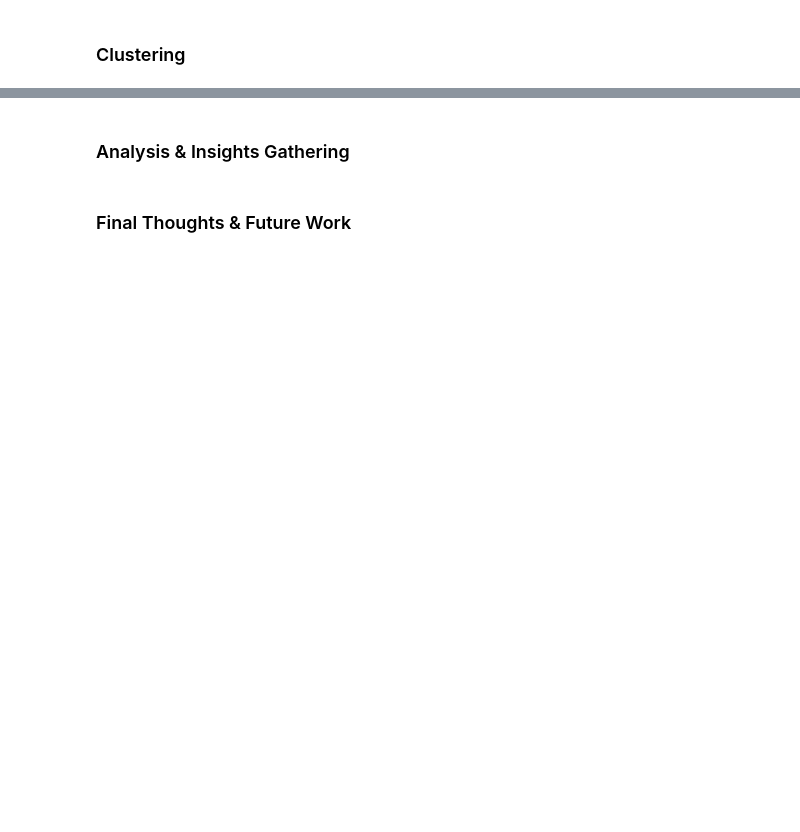
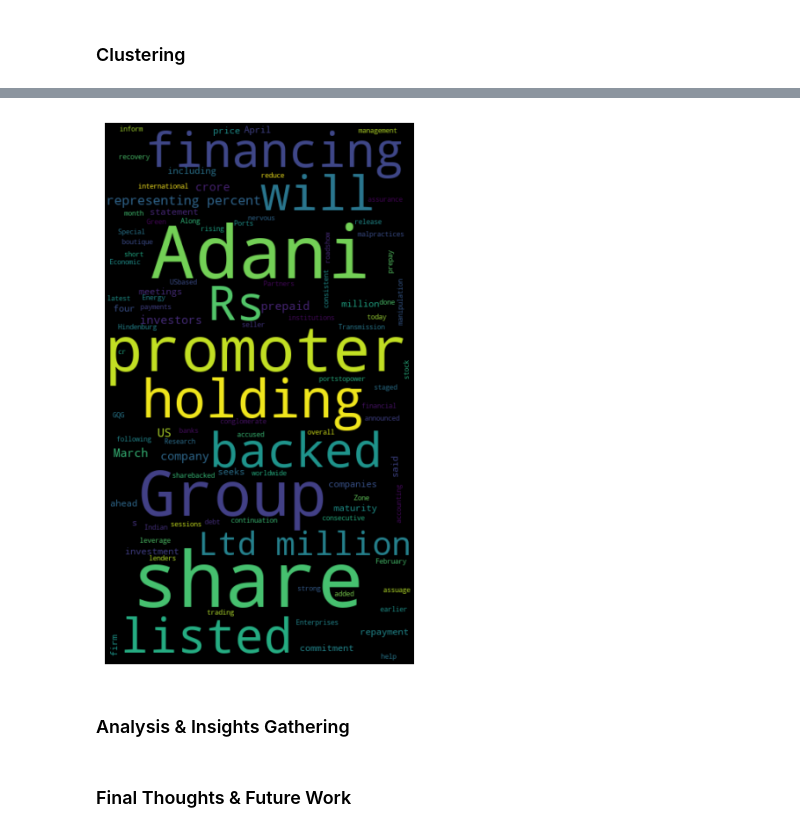
Before and after one commit to balajisriraj/News-Media-Publisher-Analysis, a Jupyter notebook: News_Media_Analysis.ipynb, the cells around one changed output, grey strips where cells are left out. Cells and saved outputs as stored; diff of their text form; code cells hidden in the pictures; blank space fills up the shorter version.

```diff
--- a/News_Media_Analysis.ipynb
+++ b/News_Media_Analysis.ipynb
@@ -630,3 +718,17 @@ df_temp[df_temp.index == 0]
+# %%
+txt = ''.join(text for text in [(df_raw[df_raw['Meta_Publisher'] == 'SwarajyaMag']['Article'][307])])
+plt.figure(figsize=(15,8))
+wordcloud = WordCloud(
+         background_color='black',
+         max_font_size=100,
+         max_words=100,
+         height=700
+        ).generate(txt)
+plt.imshow(wordcloud, interpolation='bilinear')
+plt.axis('off')
+plt.show()
+# %% [output]
+[figure, added]
 # %% [markdown]
 ### Analysis & Insights Gathering
 # %% [markdown]
```
Also changed, not shown: parts of 61 cells of this notebook, 3 other files.
